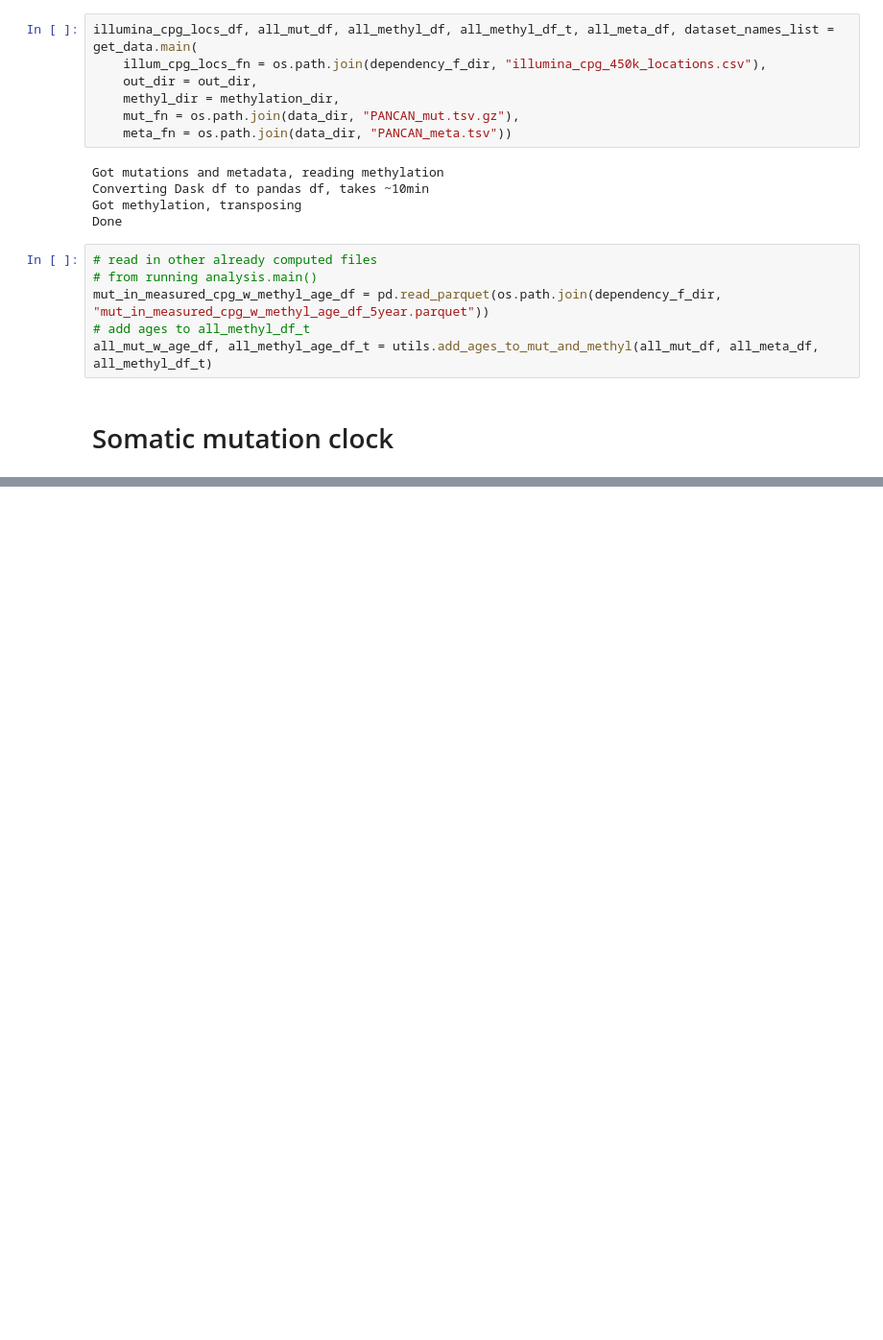
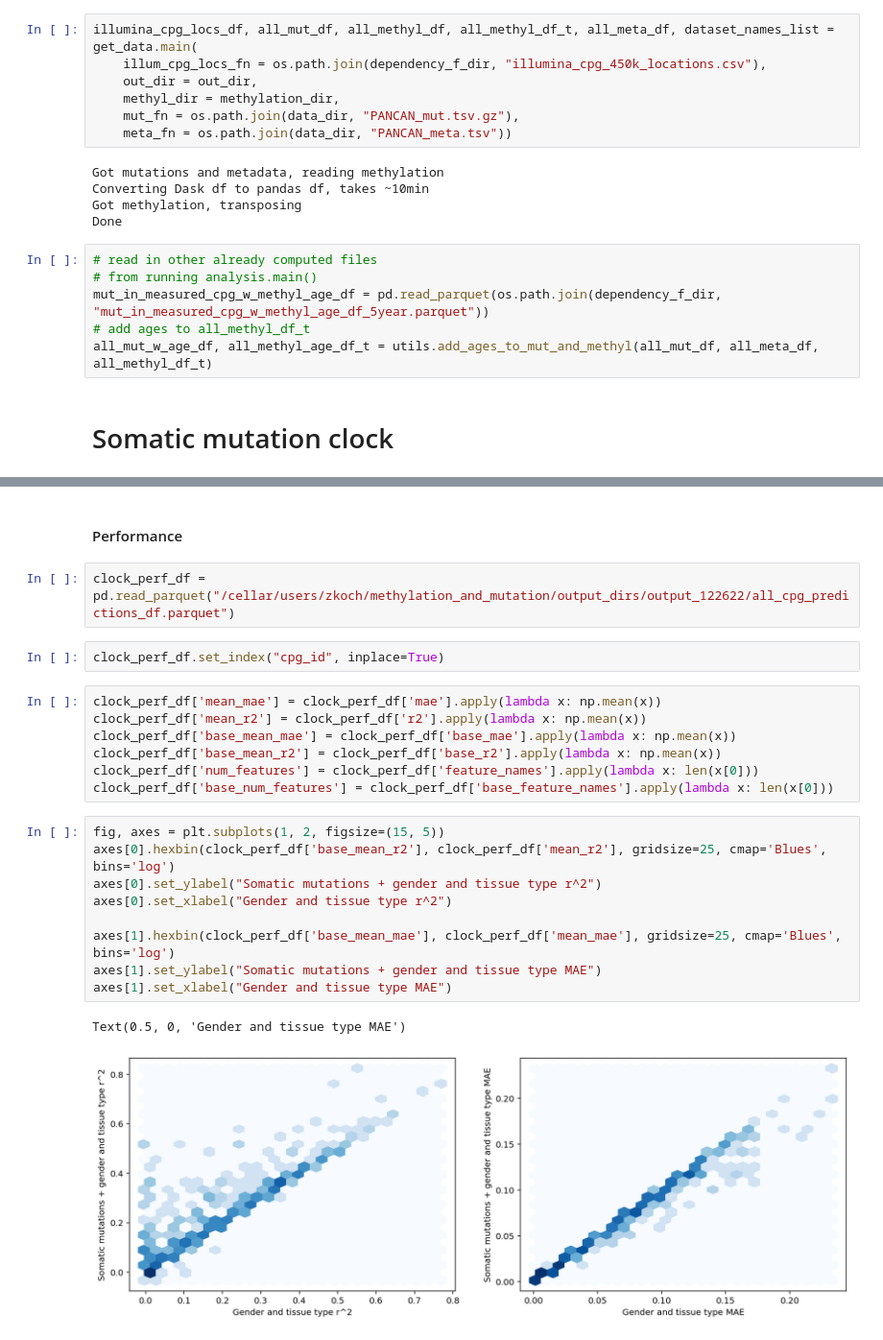
Before and after one commit to zanekoch/methylation_and_mutation, a Jupyter notebook: mut_clock_dev.ipynb, the cells around one changed output, grey strips where cells are left out. Shown at 96% size. Cells and saved outputs as stored; diff of their text form; blank space fills up the shorter version.

```diff
--- a/mut_clock_dev.ipynb
+++ b/mut_clock_dev.ipynb
@@ -69,0 +85,25 @@ all_mut_w_age_df, all_methyl_age_df_t = utils.add_ages_to_mut_and_methyl(all_mut
+# %% [markdown]
+#### Performance
+# %%
+clock_perf_df = pd.read_parquet("/cellar/users/zkoch/methylation_and_mutation/output_dirs/output_122622/all_cpg_predictions_df.parquet")
+# %%
+clock_perf_df.set_index("cpg_id", inplace=True)
+# %%
+clock_perf_df['mean_mae'] = clock_perf_df['mae'].apply(lambda x: np.mean(x))
+clock_perf_df['mean_r2'] = clock_perf_df['r2'].apply(lambda x: np.mean(x))
+clock_perf_df['base_mean_mae'] = clock_perf_df['base_mae'].apply(lambda x: np.mean(x))
+clock_perf_df['base_mean_r2'] = clock_perf_df['base_r2'].apply(lambda x: np.mean(x))
+clock_perf_df['num_features'] = clock_perf_df['feature_names'].apply(lambda x: len(x[0]))
+clock_perf_df['base_num_features'] = clock_perf_df['base_feature_names'].apply(lambda x: len(x[0]))
+# %%
+fig, axes = plt.subplots(1, 2, figsize=(15, 5))
+axes[0].hexbin(clock_perf_df['base_mean_r2'], clock_perf_df['mean_r2'], gridsize=25, cmap='Blues', bins='log')
+axes[0].set_ylabel("Somatic mutations + gender and tissue type r^2")
+axes[0].set_xlabel("Gender and tissue type r^2")
+
+axes[1].hexbin(clock_perf_df['base_mean_mae'], clock_perf_df['mean_mae'], gridsize=25, cmap='Blues', bins='log')
+axes[1].set_ylabel("Somatic mutations + gender and tissue type MAE")
+axes[1].set_xlabel("Gender and tissue type MAE")
+# %% [output]
+Text(0.5, 0, 'Gender and tissue type MAE')
+[figure, added]
```
Also changed, not shown: parts of 14 cells of this notebook, 1 other file.
